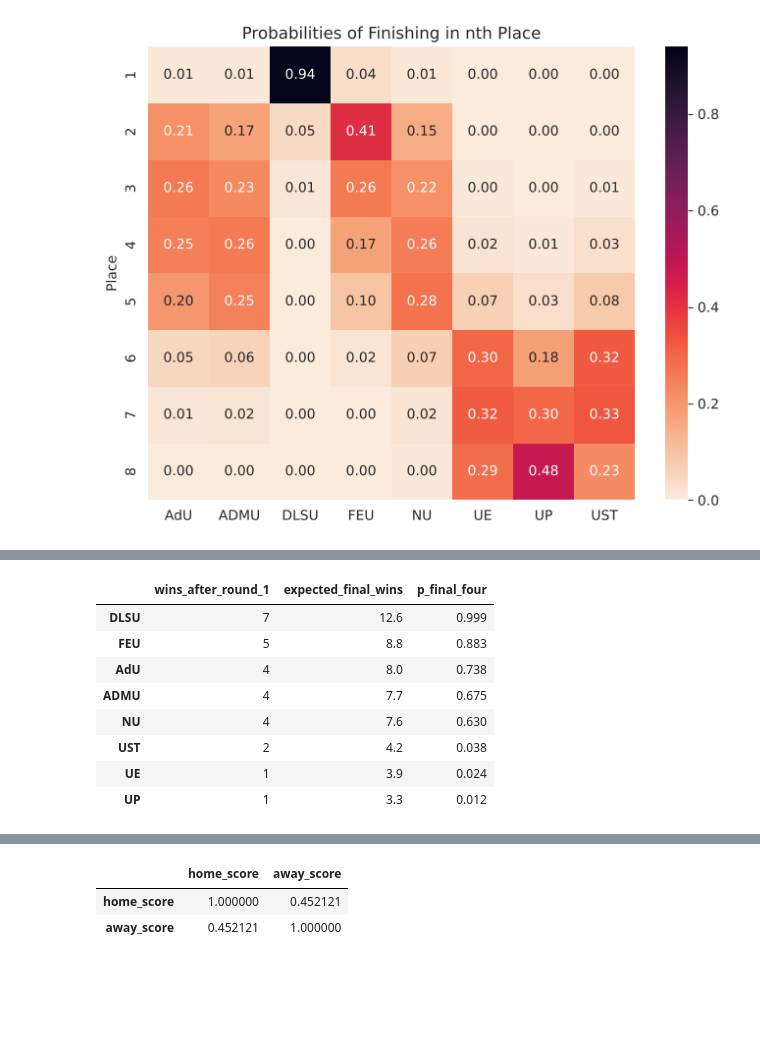
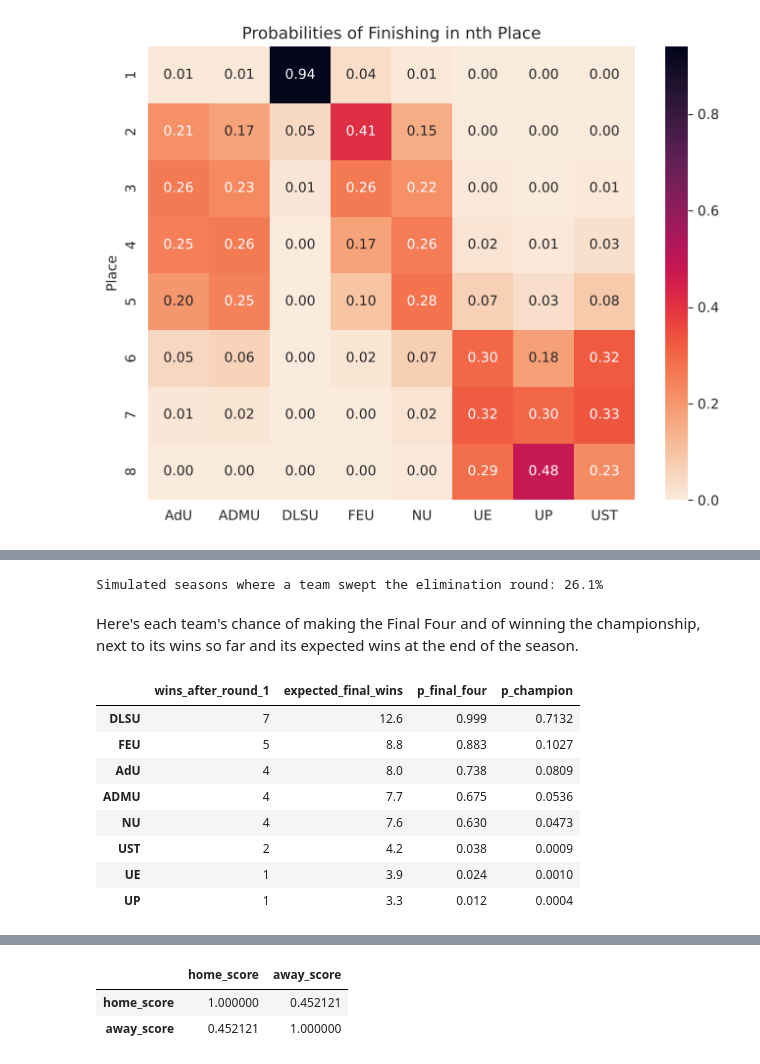
Before and after one commit to joshuacortez/bayesian-blog, a Jupyter notebook: basketball outcomes using probabilistic programming.ipynb, the cells around one changed output, grey strips where cells are left out. Cells and saved outputs as stored; diff of their text form; code cells hidden in the pictures; blank space fills up the shorter version.

```diff
--- a/basketball outcomes using probabilistic programming.ipynb
+++ b/basketball outcomes using probabilistic programming.ipynb
@@ -472,23 +488,63 @@ The top 4 teams after the elimination round advance to the Final Four, so anothe
+# %%
+def play_series(high, low, sim_draws, high_needs, low_needs):
+    """Winner of a playoff series between team indices `high` and `low` (one pair per simulation).
+
+    The series ends when `high` has won high_needs games or `low` has won low_needs games.
+    """
+    n_games = high_needs + low_needs - 1  # playing this many games always decides the series
+    high_points, low_points = simulate_games(
+        np.repeat(high[:, None], n_games, axis=1), np.repeat(low[:, None], n_games, axis=1), sim_draws
+    )
+    high_wins = (high_points > low_points).sum(axis=1)
+    return np.where(high_wins >= high_needs, high, low)
+
+
+def sim_playoffs(order, wins, sim_draws):
+    """Champion of each simulated season, given the order of finish and final wins."""
+    seed_1, seed_2, seed_3, seed_4 = order[:, 0], order[:, 1], order[:, 2], order[:, 3]
+
+    # Final Four: the top 2 seeds are twice-to-beat, then a best-of-three finals
+    finalist_a = play_series(seed_1, seed_4, sim_draws, high_needs=1, low_needs=2)
+    finalist_b = play_series(seed_2, seed_3, sim_draws, high_needs=1, low_needs=2)
+    champion = play_series(finalist_a, finalist_b, sim_draws, high_needs=2, low_needs=2)
+
+    # stepladder, when the top seed won all 14 elimination games
+    stepladder_1 = play_series(seed_3, seed_4, sim_draws, high_needs=1, low_needs=1)
+    stepladder_2 = play_series(seed_2, stepladder_1, sim_draws, high_needs=1, low_needs=2)
+    stepladder_champion = play_series(seed_1, stepladder_2, sim_draws, high_needs=2, low_needs=2)
+
+    swept = wins[np.arange(len(order)), seed_1] == 14
+    return np.where(swept, stepladder_champion, champion)
+
+
+champions = sim_playoffs(order, sim_wins, season_draws)
+print(f"Simulated seasons where a team swept the elimination round: {(sim_wins.max(axis=1) == 14).mean():.1%}")
+# %% [output]
+Simulated seasons where a team swept the elimination round: 26.1%
+# %% [markdown]
+Here's each team's chance of making the Final Four and of winning the championship, next to its wins so far and its expected wins at the end of the season.
 # %%
 first_round_winners = np.where(df.home_score > df.away_score, df.i_home, df.i_away)
 first_round_wins = pd.Series(np.bincount(first_round_winners, minlength=len(TEAMS)), index=TEAMS)
-pd.DataFrame(
+outlook = pd.DataFrame(
     {
         "wins_after_round_1": first_round_wins,
-        "expected_final_wins": sim_wins.mean().round(1),
+        "expected_final_wins": sim_wins.mean(axis=0).round(1),
         "p_final_four": place_probs.loc[1:4].sum().round(3),
+        "p_champion": np.bincount(champions, minlength=len(TEAMS)) / n_sims,
     }
 ).sort_values("expected_final_wins", ascending=False)
+outlook
 # %% [output]
-|  | wins_after_round_1 | expected_final_wins | p_final_four |
-| DLSU | 7 | 12.6 | 0.999 |
-| FEU | 5 | 8.8 | 0.883 |
-| AdU | 4 | 8.0 | 0.738 |
-| ADMU | 4 | 7.7 | 0.675 |
-| NU | 4 | 7.6 | 0.630 |
-| UST | 2 | 4.2 | 0.038 |
-| UE | 1 | 3.9 | 0.024 |
-| UP | 1 | 3.3 | 0.012 |
+|  | wins_after_round_1 | expected_final_wins | p_final_four | p_champion |
+| DLSU | 7 | 12.6 | 0.999 | 0.7132 |
+| FEU | 5 | 8.8 | 0.883 | 0.1027 |
+| AdU | 4 | 8.0 | 0.738 | 0.0809 |
+| ADMU | 4 | 7.7 | 0.675 | 0.0536 |
+| NU | 4 | 7.6 | 0.630 | 0.0473 |
+| UST | 2 | 4.2 | 0.038 | 0.0009 |
+| UE | 1 | 3.9 | 0.024 | 0.0010 |
+| UP | 1 | 3.3 | 0.012 | 0.0004 |
 # %% [markdown]
 # Checking the predictions
 
```
Also changed, not shown: parts of 15 cells of this notebook.
